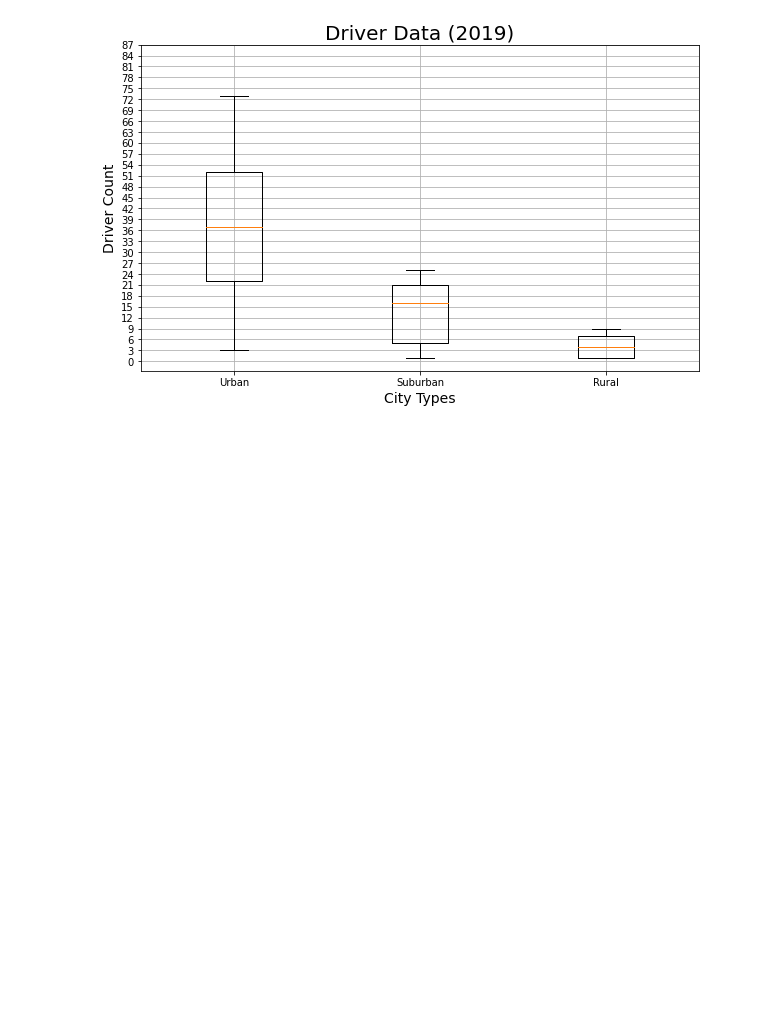
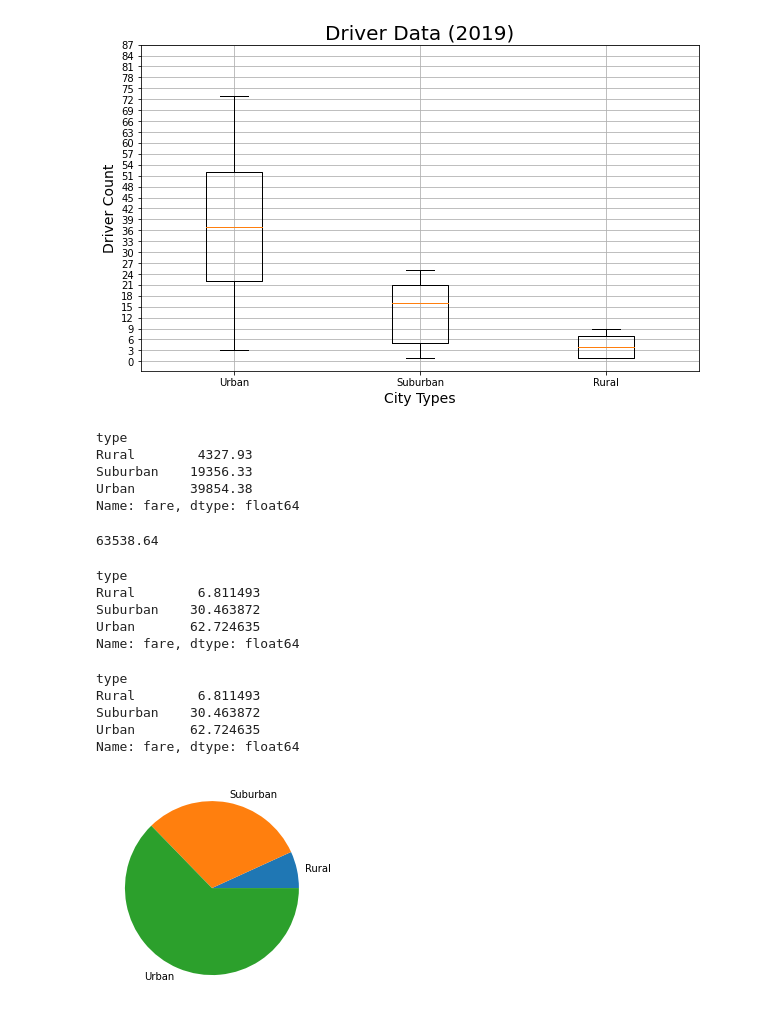
Before and after one commit to agomoll/Ride-Share-Analysis, a Jupyter notebook: PyBer.ipynb, the cells around one changed output. Drawn from its saved outputs; the diff is of its cells as text; code cells hidden in the pictures; blank space fills up the shorter version.

Commit message:
Adding stats and charts

```diff
--- a/PyBer.ipynb
+++ b/PyBer.ipynb
@@ -906,3 +906,46 @@ plt.savefig("analysis/Fig4.png")
 plt.show()
 # %% [output]
 [figure]
+# %%
+# Calculating fare totals for percentages for Pie charts.
+# Get the sum of the fares for each city type.
+sum_fare_by_type = pyber_data_df.groupby(["type"]).sum()["fare"]
+sum_fare_by_type
+# %% [output]
+type
+Rural        4327.93
+Suburban    19356.33
+Urban       39854.38
+Name: fare, dtype: float64
+# %%
+# Get total of fares for all types.
+total_fares = pyber_data_df["fare"].sum()
+total_fares
+# %% [output]
+63538.64
+# %%
+# Calcualte the percentage of fare for each city type.
+type_percents = sum_fare_by_type / total_fares *100
+type_percents
+# %% [output]
+type
+Rural        6.811493
+Suburban    30.463872
+Urban       62.724635
+Name: fare, dtype: float64
+# %%
+# Calculate in one line of code
+type_percents = pyber_data_df.groupby(["type"]).sum()["fare"] / total_fares *100
+type_percents
+# %% [output]
+type
+Rural        6.811493
+Suburban    30.463872
+Urban       62.724635
+Name: fare, dtype: float64
+# %%
+# Build the percentage of fares by city type pie chart.
+plt.pie(type_percents, labels=["Rural", "Suburban", "Urban"])
+plt.show()
+# %% [output]
+[figure, added]
```
Also changed, not shown: parts of 1 cell of this notebook, 1 other file.
